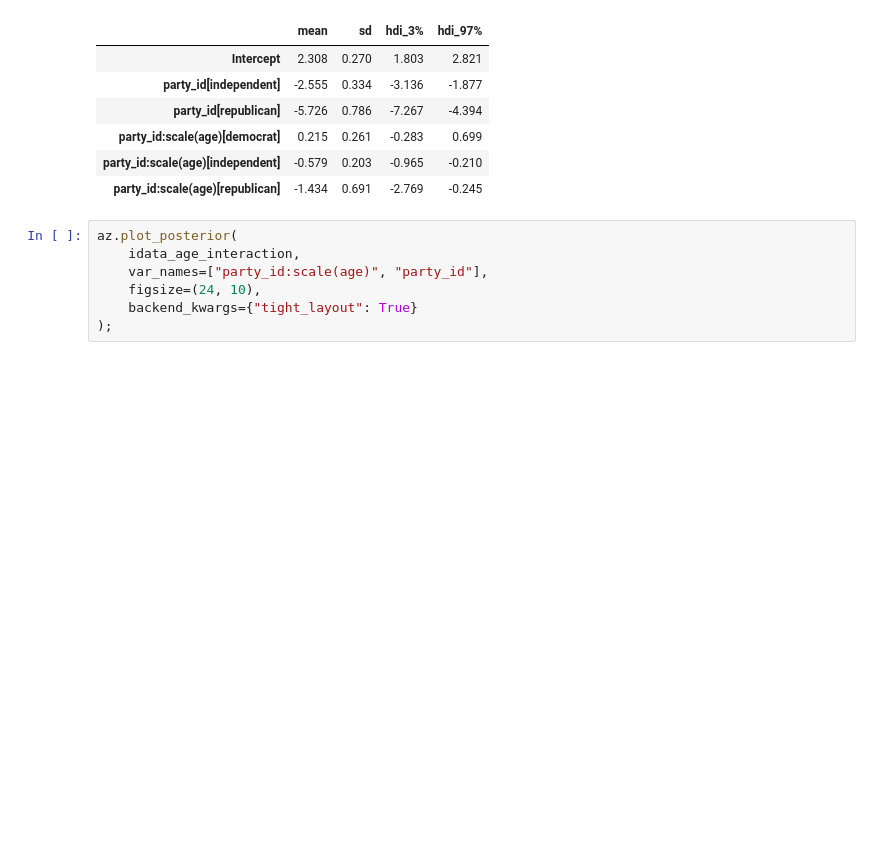
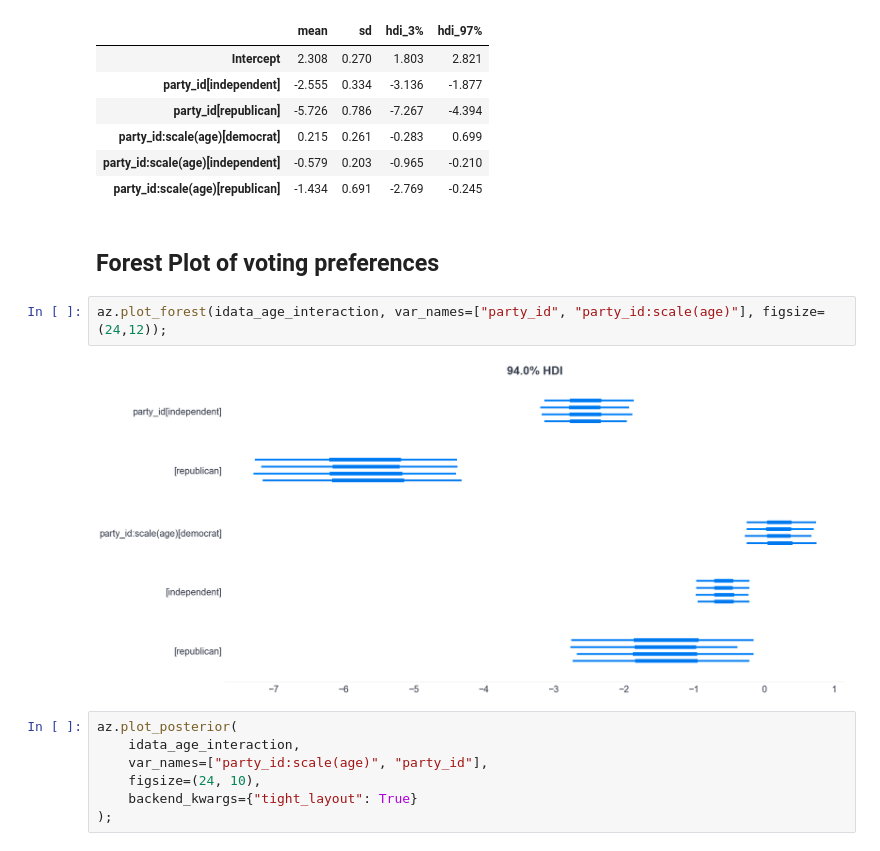
Before and after one commit to tomicapretto/etc, a Jupyter notebook: lesson_code/lesson_04.ipynb, the cells around one changed output. Drawn from its saved outputs; the diff is of its cells as text; blank space fills up the shorter version.

```diff
--- a/lesson_code/lesson_04.ipynb
+++ b/lesson_code/lesson_04.ipynb
@@ -1094,6 +1100,12 @@ az.summary(idata_age_interaction, kind="stats")
 | party_id:scale(age)[democrat] | 0.215 | 0.261 | -0.283 | 0.699 |
 | party_id:scale(age)[independent] | -0.579 | 0.203 | -0.965 | -0.210 |
 | party_id:scale(age)[republican] | -1.434 | 0.691 | -2.769 | -0.245 |
+# %% [markdown]
+## Forest Plot of voting preferences
+# %%
+az.plot_forest(idata_age_interaction, var_names=["party_id", "party_id:scale(age)"], figsize=(24,12));
+# %% [output]
+[figure, added]
 # %%
 az.plot_posterior(
     idata_age_interaction,
```
Also changed, not shown: parts of 2 cells of this notebook.
